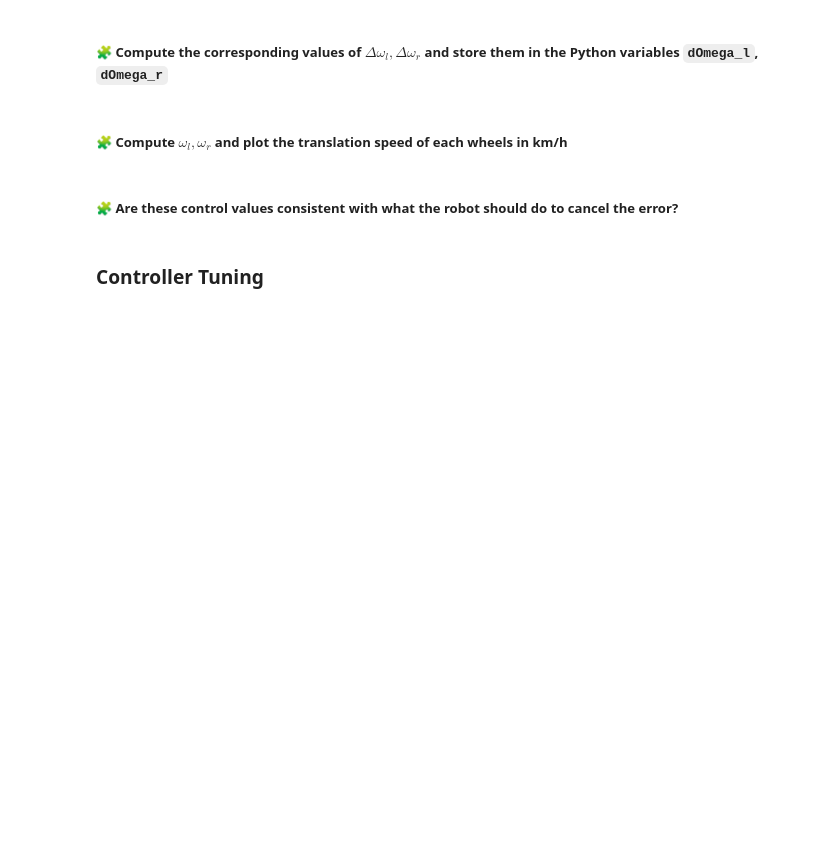
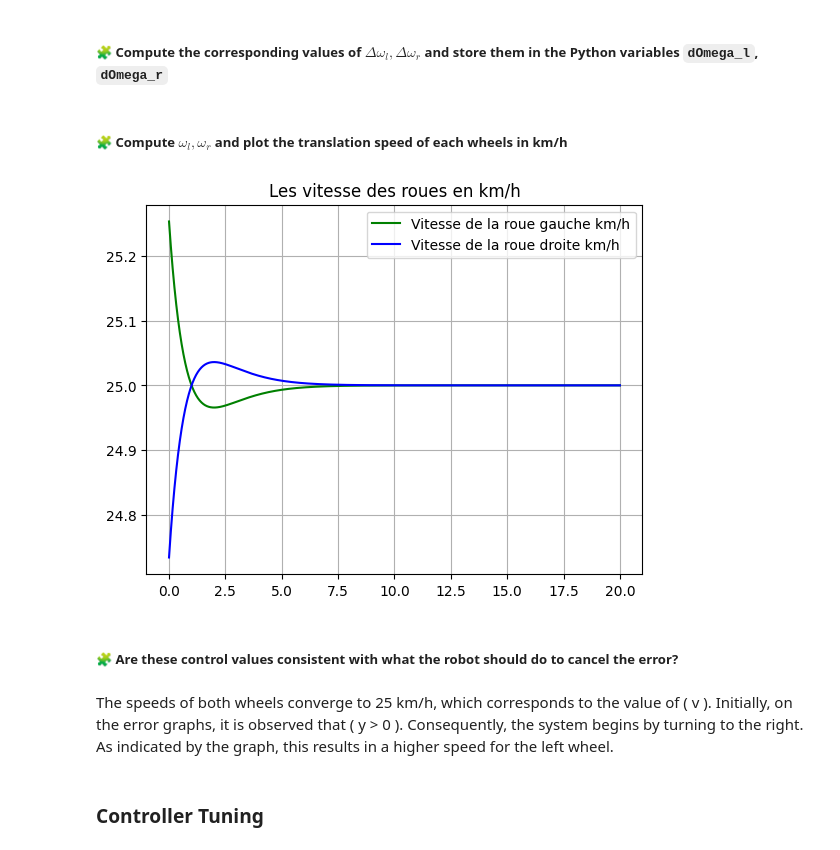
Before and after one commit to Youssef-ADOUIRI/control-engineering-with-python-project-2023-2024, a Jupyter notebook: Project-part-2.ipynb, the cells around one changed output. Cells and saved outputs as stored; diff of their text form; code cells hidden in the pictures; blank space fills up the shorter version.

```diff
--- a/Project-part-2.ipynb
+++ b/Project-part-2.ipynb
@@ -635,0 +695,7 @@ pass
+# %%
+poles = [-0.99, -1.00, -1.01]
+K = place_poles(A,B,poles).gain_matrix
+print("K = ")
+print(K)
+e,_ = eig(A -  np.dot(B ,K))
+print("Poles = " ,e)
@@ -652,2 +752,9 @@ pass
+# %%
+delta_X = results.sol(t)
+
+dOmega = deltaOmega(t,delta_X)
+
+dOmega_l = dOmega[0]
+dOmega_r = dOmega[1]
 # %% [markdown]
 ##### 🧩 Compute $\omega_l,\omega_r$ and plot the translation speed of each wheels in km/h
@@ -656,5 +761,18 @@ pass
+# %%
+Omega_l = v/r + dOmega_l
+Omega_r = v/r + dOmega_r
+plot(t,  r * Omega_l * 3.6, color="green" ,label="Vitesse de la roue gauche km/h")
+plot(t,  r * Omega_r * 3.6, color="blue" ,label="Vitesse de la roue droite km/h")
+grid(True)
+title("Les vitesse des roues en km/h")
+legend()
+show()
+# %% [output]
+[figure, added]
 # %% [markdown]
 ##### 🧩 Are these control values consistent with what the robot should do to cancel the error?
+# %% [markdown]
+The speeds of both wheels converge to 25 km/h, which corresponds to the value of \( v \). Initially, on the error graphs, it is observed that \( y > 0 \). Consequently, the system begins by turning to the right. As indicated by the graph, this results in a higher speed for the left wheel.
 # %% [markdown]
 ###  Controller Tuning
 # %% [markdown]
```
Also changed, not shown: parts of 22 cells of this notebook.
